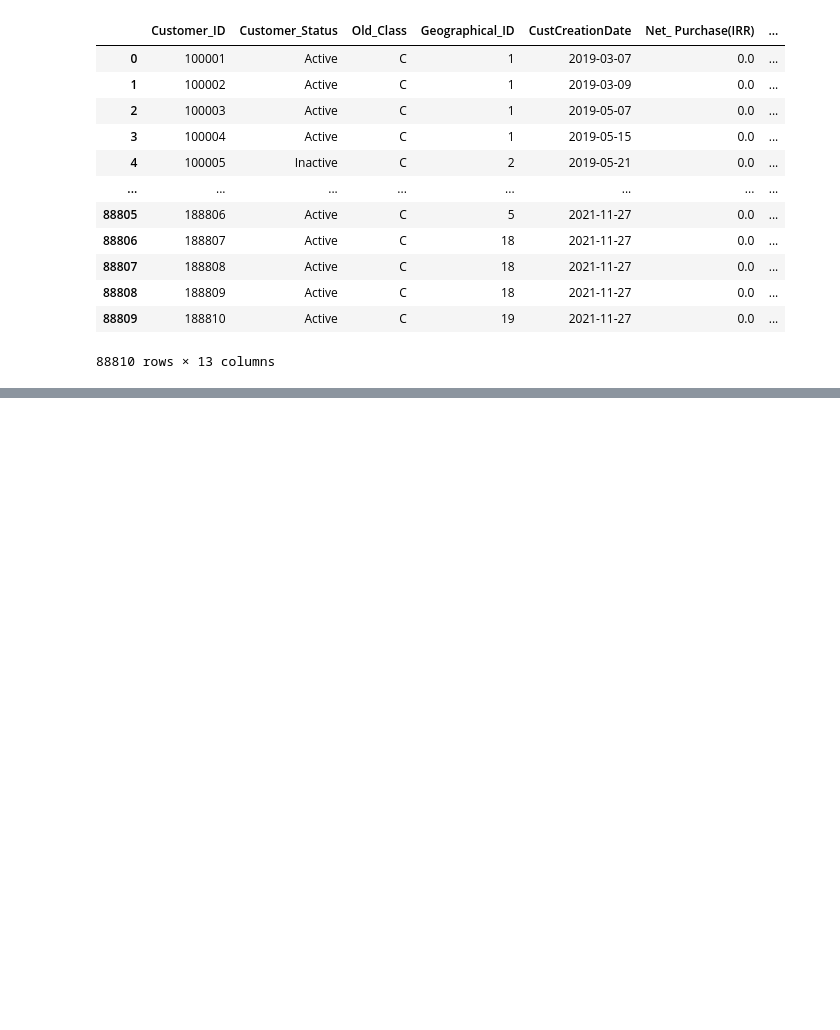
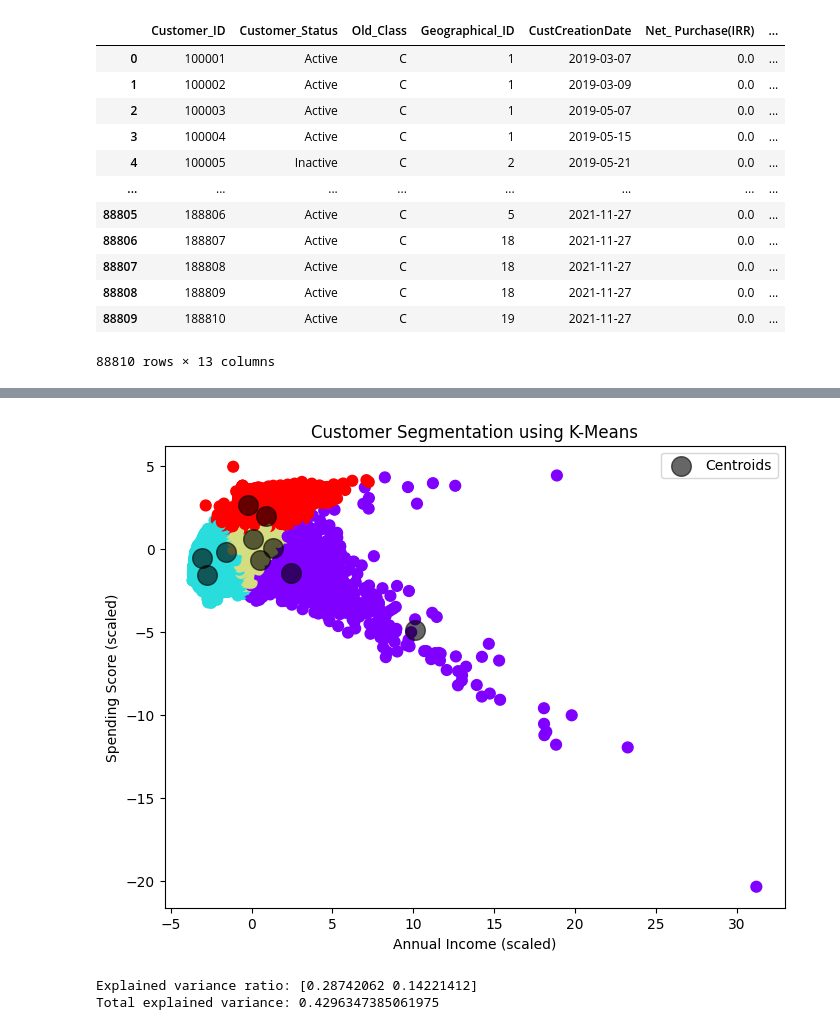
Before and after one commit to yuza27/GitProject, a Jupyter notebook: unsupervised/K-MEANS/K-MEANS-EXPERIMENTAL.ipynb, the cells around one changed output, grey strips where cells are left out. Saved outputs shown, nothing was run; the diff lists cells and outputs as text; code cells hidden in the pictures; blank space fills up the shorter version.

```diff
--- a/unsupervised/K-MEANS/K-MEANS-EXPERIMENTAL.ipynb
+++ b/unsupervised/K-MEANS/K-MEANS-EXPERIMENTAL.ipynb
@@ -93,0 +132,21 @@ array([1.00000000e+00, 1.16766976e-14])
+# %%
+model = KMeans(n_clusters=4, random_state=42)
+y_pred = model.fit_predict(X_pca)
+# %%
+plt.figure(figsize=(8,6))
+plt.scatter( X_pca[:,0],X_pca[:,1],c=y_pred, cmap='rainbow', s=60)
+plt.scatter(kmeans.cluster_centers_[:, 0], kmeans.cluster_centers_[:, 1],
+            c='black', s=200, alpha=0.6, label='Centroids')
+plt.xlabel('Annual Income (scaled)')
+plt.ylabel('Spending Score (scaled)')
+plt.title('Customer Segmentation using K-Means')
+plt.legend()
+plt.show()
+# %% [output]
+[figure, added]
+# %%
+print("Explained variance ratio:", pca.explained_variance_ratio_)
+print("Total explained variance:", sum(pca.explained_variance_ratio_))
+# %% [output]
+Explained variance ratio: [0.28742062 0.14221412]
+Total explained variance: 0.4296347385061975
```
Also changed, not shown: parts of 20 cells of this notebook, 1 other file.
